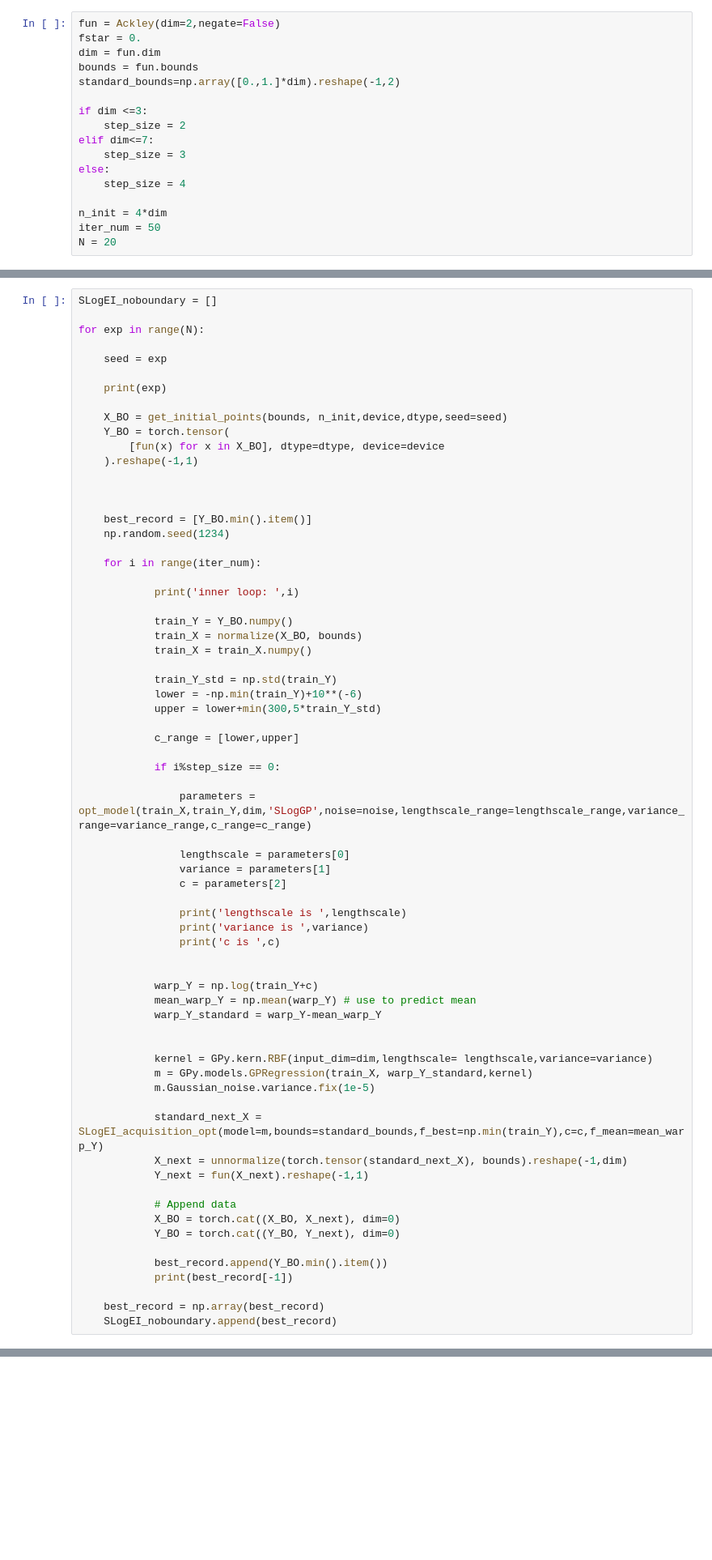
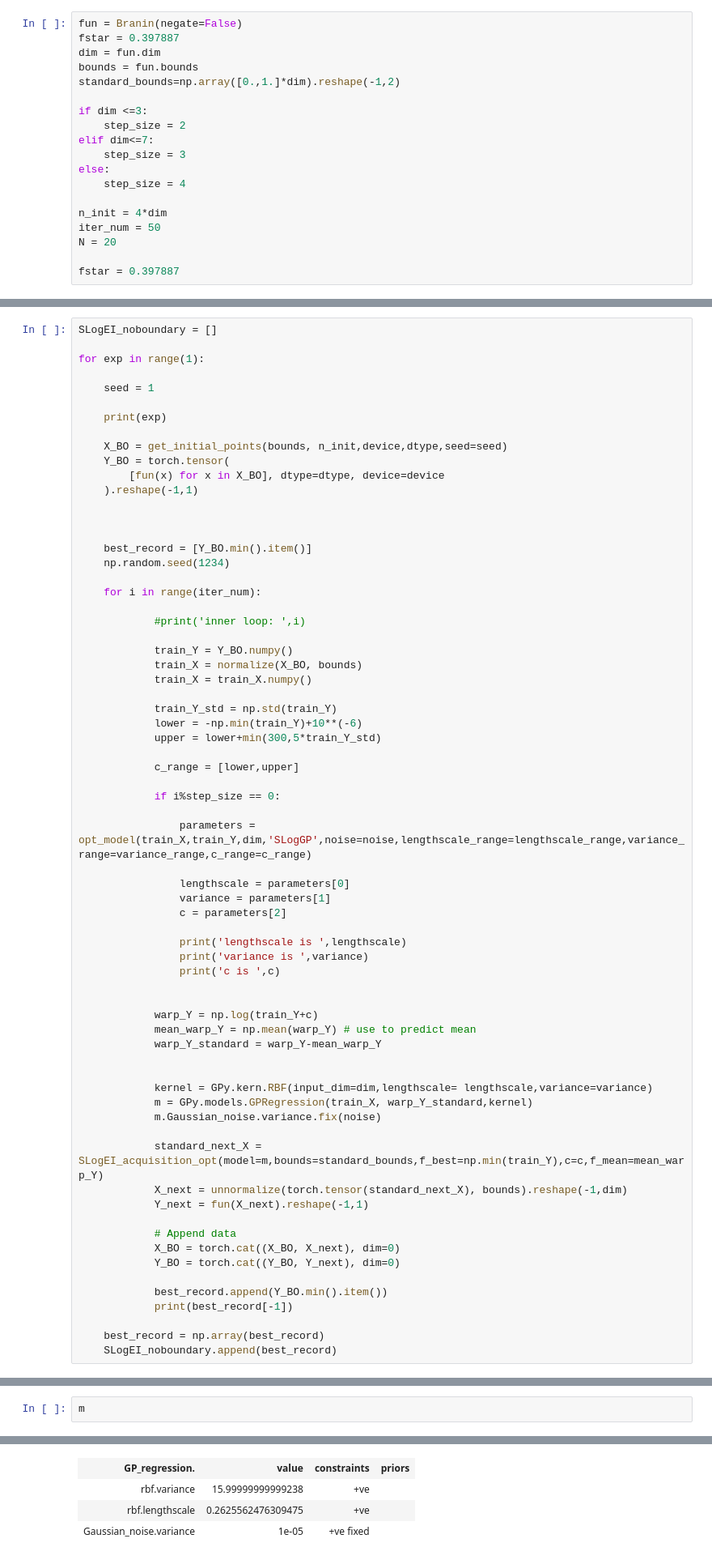
Before and after one commit to HanyangHenry-Wang/SLogGP_KnownBoundary, a Jupyter notebook: demo_run.ipynb, the cells around one changed output, grey strips where cells are left out. Shown: that part at 81% size. Drawn from its saved outputs; the diff is of its cells as text; blank space fills up the shorter version.

```diff
--- a/demo_run.ipynb
+++ b/demo_run.ipynb
@@ -25,8 +25,8 @@ lengthscale_range = [0.01,2]
 variance_range = [0.01**2,4**2]
 noise = 1e-5
 # %%
-fun = Ackley(dim=2,negate=False)
-fstar = 0.
+fun = Branin(negate=False)
+fstar = 0.397887
 dim = fun.dim
 bounds = fun.bounds
 standard_bounds=np.array([0.,1.]*dim).reshape(-1,2)
@@ -41,6 +41,8 @@ else:
 n_init = 4*dim
 iter_num = 50
 N = 20
+
+fstar = 0.397887
 # %% [markdown]
 # EI
 # %%
@@ -211,9 +213,9 @@ inner loop:  49
 # %%
 SLogEI_noboundary = []
 
-for exp in range(N):
+for exp in range(1):
 
-    seed = exp
+    seed = 1
 
     print(exp)
 
@@ -229,7 +231,7 @@ for exp in range(N):
 
     for i in range(iter_num):
 
-            print('inner loop: ',i)
+            #print('inner loop: ',i)
 
             train_Y = Y_BO.numpy()
             train_X = normalize(X_BO, bounds)
@@ -261,7 +263,7 @@ for exp in range(N):
 
             kernel = GPy.kern.RBF(input_dim=dim,lengthscale= lengthscale,variance=variance)
             m = GPy.models.GPRegression(train_X, warp_Y_standard,kernel)
-            m.Gaussian_noise.variance.fix(1e-5)
+            m.Gaussian_noise.variance.fix(noise)
 
             standard_next_X = SLogEI_acquisition_opt(model=m,bounds=standard_bounds,f_best=np.min(train_Y),c=c,f_mean=mean_warp_Y)
             X_next = unnormalize(torch.tensor(standard_next_X), bounds).reshape(-1,dim)
@@ -296,0 +395,3 @@ inner loop:  49
+# %%
+m
+# %% [output]
@@ -297,3 +403,7 @@ inner loop:  49
+| GP_regression. | value | constraints | priors |
+| rbf.variance | 15.99999999999238 | +ve |  |
+| rbf.lengthscale | 0.2625562476309475 | +ve |  |
+| Gaussian_noise.variance | 1e-05 | +ve fixed |  |
 # %% [markdown]
 # SLogTEI (enforced boundary)
 # %%
```
Also changed, not shown: parts of 10 cells of this notebook, 28 other files.
